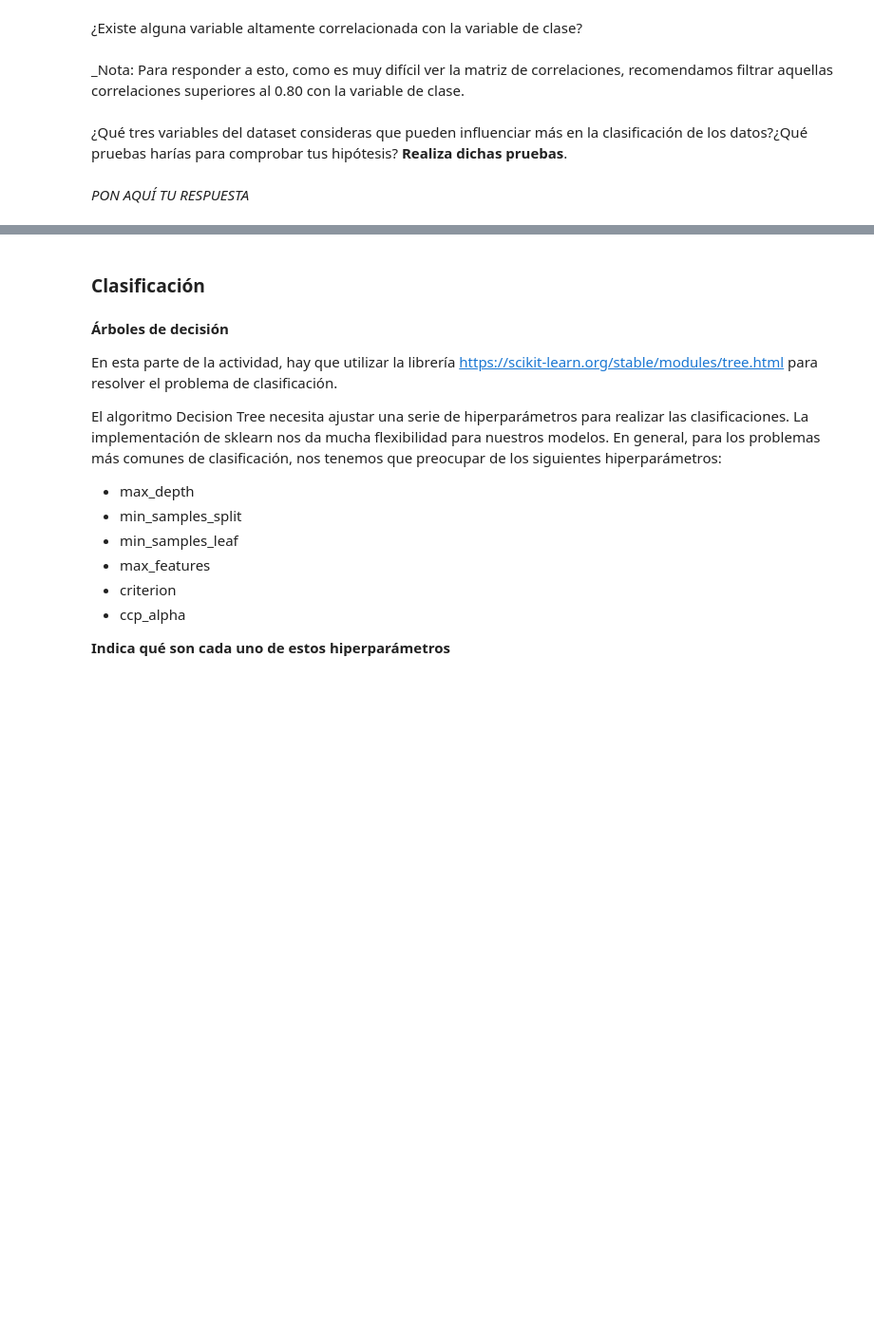
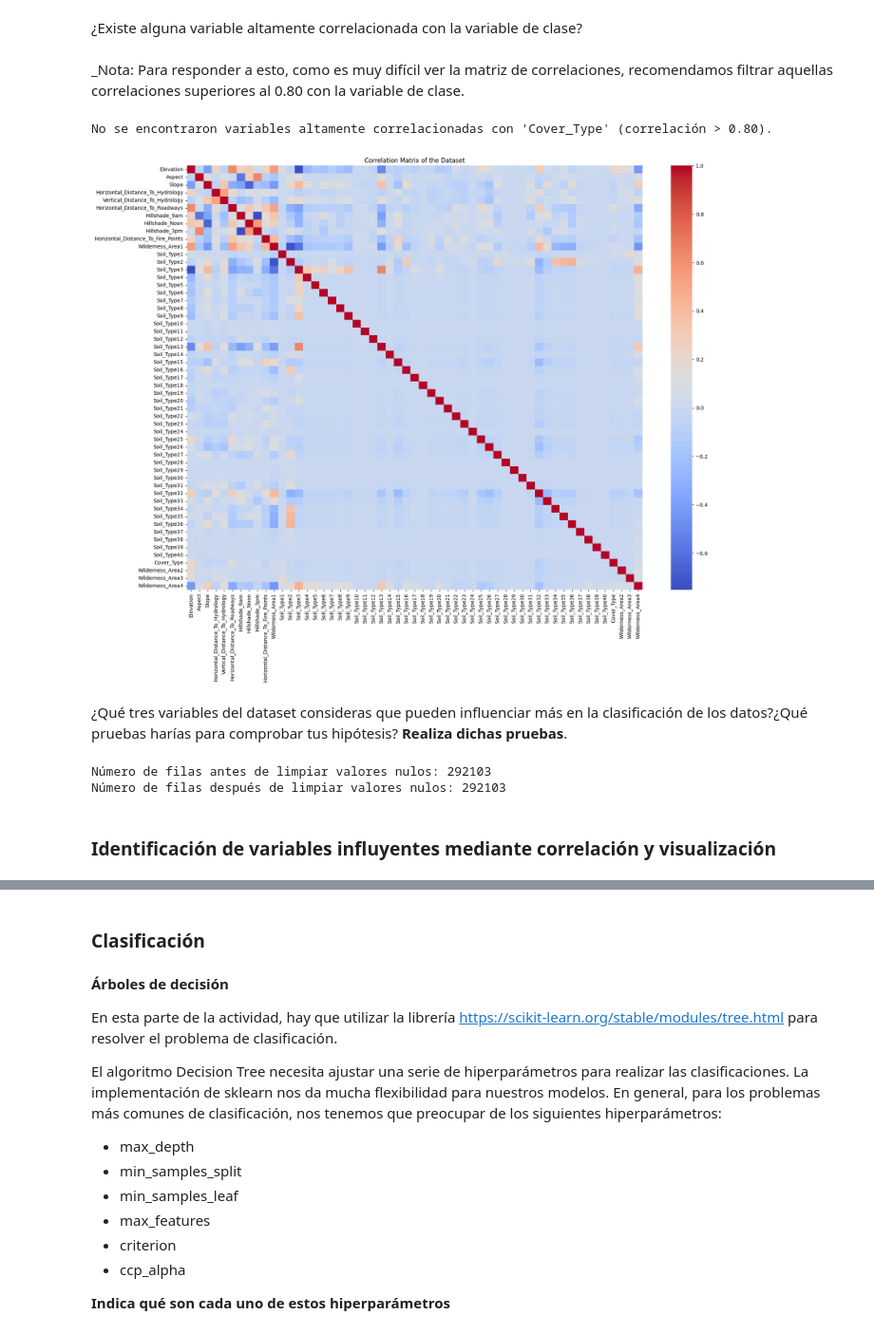
Before and after one commit to Zelechos/MasterAI, a Jupyter notebook: machinelearning/activities/activity_02/Actividad_2_CoverType/Actividad_2_CoverType.ipynb, the cells around one changed output, grey strips where cells are left out. Shown at 95% size. Cells and saved outputs as stored; diff of their text form; code cells hidden in the pictures; blank space fills up the shorter version.

```diff
--- a/machinelearning/activities/activity_02/Actividad_2_CoverType/Actividad_2_CoverType.ipynb
+++ b/machinelearning/activities/activity_02/Actividad_2_CoverType/Actividad_2_CoverType.ipynb
@@ -48,6 +54,6 @@ from matplotlib import pyplot as plt
 import seaborn as sns
 # %%
 # se carga el dataset
-df = pd.read_csv('covertype/covtype.csv') #adaptar a nuestra ruta
+df = pd.read_csv('covtype.data') #adaptar a nuestra ruta
 # %% [markdown]
 ¿Cuántas instancias de datos tiene el dataset?
@@ -86,4 +172,32 @@ _Nota: Para responder a esto, como es muy difícil ver la matriz de correlacione
+# %%
+df_cleaned = df.dropna(subset=['Cover_Type'])
+
+correlations = df_cleaned.corr()['Cover_Type'].abs().sort_values(ascending=False)
+
+highly_correlated_vars = correlations[correlations > 0.80].drop('Cover_Type', errors='ignore')
+
+if not highly_correlated_vars.empty:
+    print("Variables altamente correlacionadas con 'Cover_Type' (correlación > 0.80):")
+    display(highly_correlated_vars)
+else:
+    print("No se encontraron variables altamente correlacionadas con 'Cover_Type' (correlación > 0.80).")
+# %% [output]
+No se encontraron variables altamente correlacionadas con 'Cover_Type' (correlación > 0.80).
+# %%
+plt.figure(figsize=(20, 15))
+sns.heatmap(df_cleaned.corr(), cmap='coolwarm', fmt=".2f", annot=False)
+plt.title('Correlation Matrix of the Dataset')
+plt.show()
+# %% [output]
+[figure, added]
 # %% [markdown]
 ¿Qué tres variables del dataset consideras que pueden influenciar más en la clasificación de los datos?¿Qué pruebas harías para comprobar tus hipótesis? **Realiza dichas pruebas**.
-# %% [markdown]
-_PON AQUÍ TU RESPUESTA_
+# %%
+print(f"Número de filas antes de limpiar valores nulos: {df.shape[0]}")
+df = df.dropna()
+print(f"Número de filas después de limpiar valores nulos: {df.shape[0]}")
+# %% [output]
+Número de filas antes de limpiar valores nulos: 292103
+Número de filas después de limpiar valores nulos: 292103
+# %% [markdown]
+### Identificación de variables influyentes mediante correlación y visualización
```
Also changed, not shown: parts of 72 cells of this notebook.
